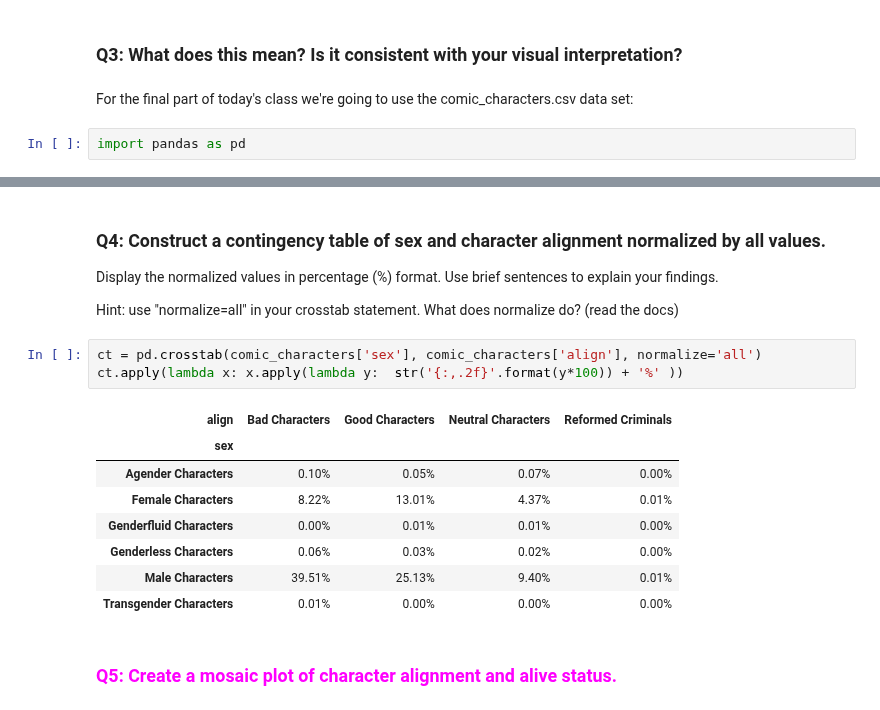
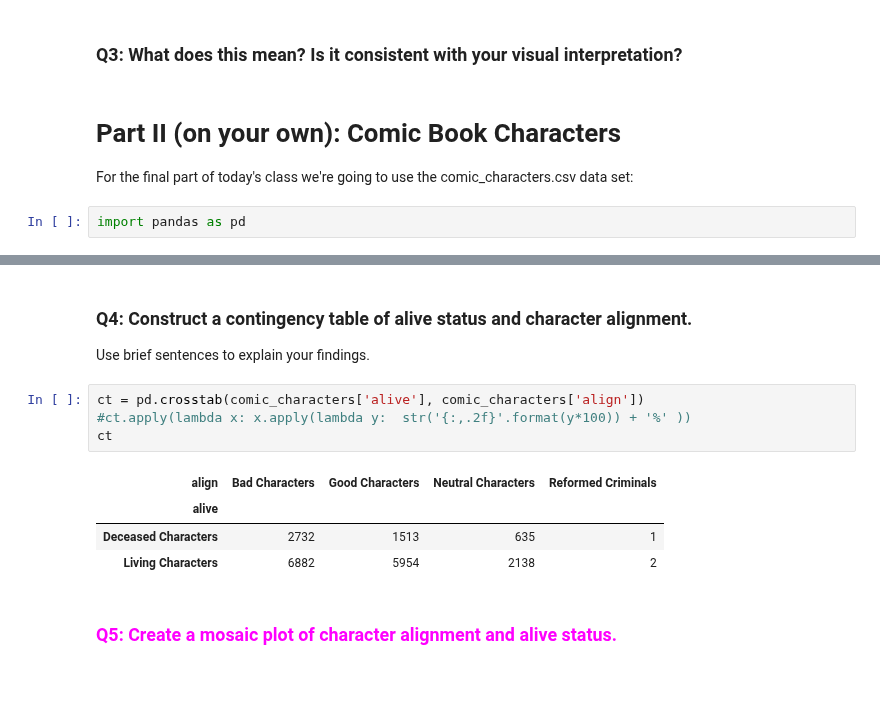
Before and after one commit to anhnguyendepocen/si370, a Jupyter notebook: 370_09_Stats_II-complete.ipynb, the cells around one changed output, grey strips where cells are left out. Cells and saved outputs as stored; diff of their text form; blank space fills up the shorter version.

```diff
--- a/370_09_Stats_II-complete.ipynb
+++ b/370_09_Stats_II-complete.ipynb
@@ -198,6 +238,8 @@ Expected:
 # %% [markdown]
 ### Q3: What does this mean?  Is it consistent with your visual interpretation?
 # %% [markdown]
+# Part II (on your own): Comic Book Characters
+
 For the final part of today's class we're going to use the comic_characters.csv data set:
 # %%
 import pandas as pd
@@ -209,23 +251,18 @@ comic_characters.head(1)
 | id |  |  |  |  |  |  |  |  |  | ... |
 | 1 | Marvel | Spider-Man (Peter Parker) | Secret Identity | Good Characters | Hazel Eyes | Brown Hair | Male Characters | Living Characters | 4043.0 | ... |
 # %% [markdown]
-### Q4: Construct a contingency table of sex and character alignment normalized by all values.
+### Q4: Construct a contingency table of alive status and character alignment.
 
-Display the normalized values in percentage (%) format. Use brief sentences to explain your findings.
-
-Hint: use "normalize=all" in your crosstab statement.  What does normalize do? (read the docs)
+ Use brief sentences to explain your findings.
 # %%
-ct = pd.crosstab(comic_characters['sex'], comic_characters['align'], normalize='all')
-ct.apply(lambda x: x.apply(lambda y:  str('{:,.2f}'.format(y*100)) + '%' ))
+ct = pd.crosstab(comic_characters['alive'], comic_characters['align'])
+#ct.apply(lambda x: x.apply(lambda y:  str('{:,.2f}'.format(y*100)) + '%' ))
+ct
 # %% [output]
 | align | Bad Characters | Good Characters | Neutral Characters | Reformed Criminals |
-| sex |  |  |  |  |
-| Agender Characters | 0.10% | 0.05% | 0.07% | 0.00% |
-| Female Characters | 8.22% | 13.01% | 4.37% | 0.01% |
-| Genderfluid Characters | 0.00% | 0.01% | 0.01% | 0.00% |
-| Genderless Characters | 0.06% | 0.03% | 0.02% | 0.00% |
-| Male Characters | 39.51% | 25.13% | 9.40% | 0.01% |
-| Transgender Characters | 0.01% | 0.00% | 0.00% | 0.00% |
+| alive |  |  |  |  |
+| Deceased Characters | 2732 | 1513 | 635 | 1 |
+| Living Characters | 6882 | 5954 | 2138 | 2 |
 # %% [markdown]
 ### <font color="magenta">Q5: Create a mosaic plot of character alignment and alive status.
 # %%
```
Also changed, not shown: parts of 6 cells of this notebook.
